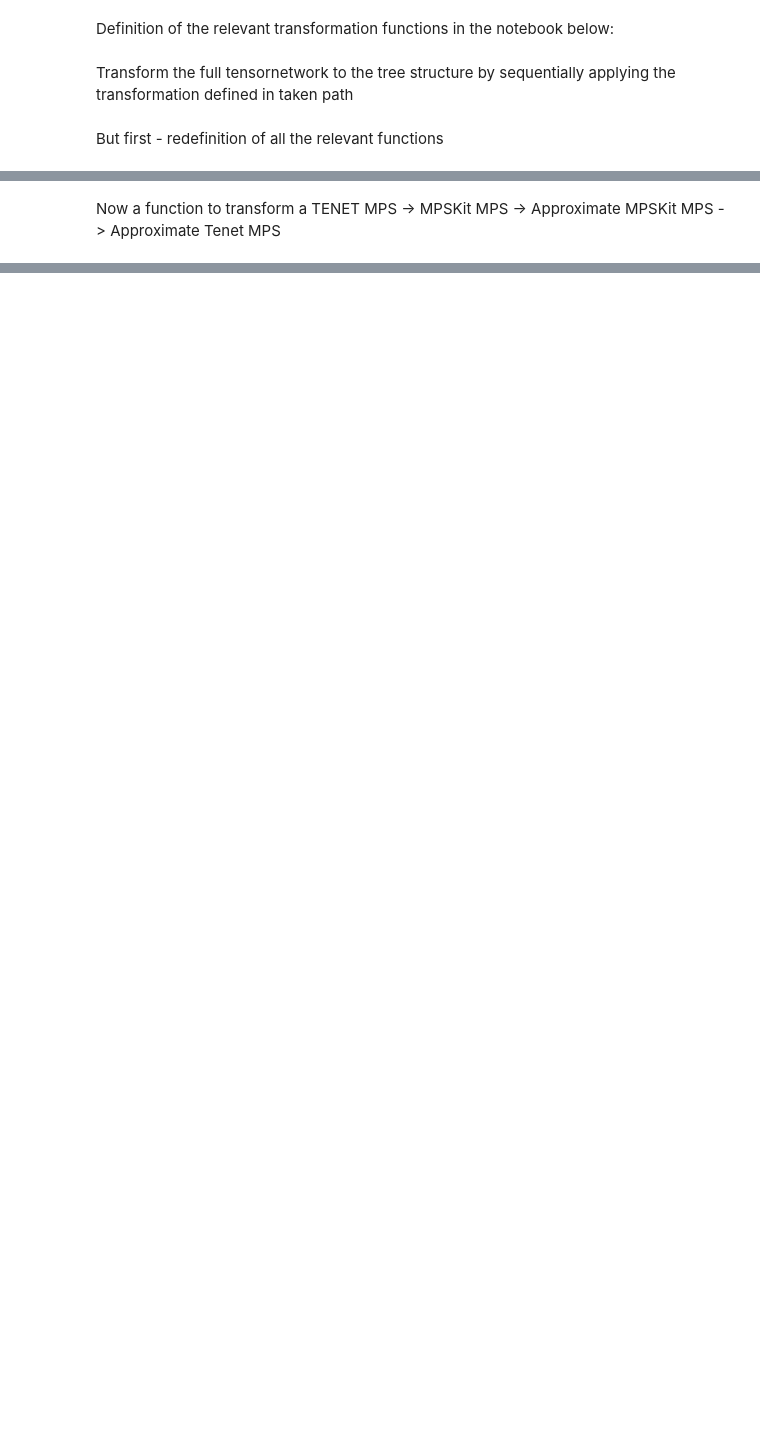
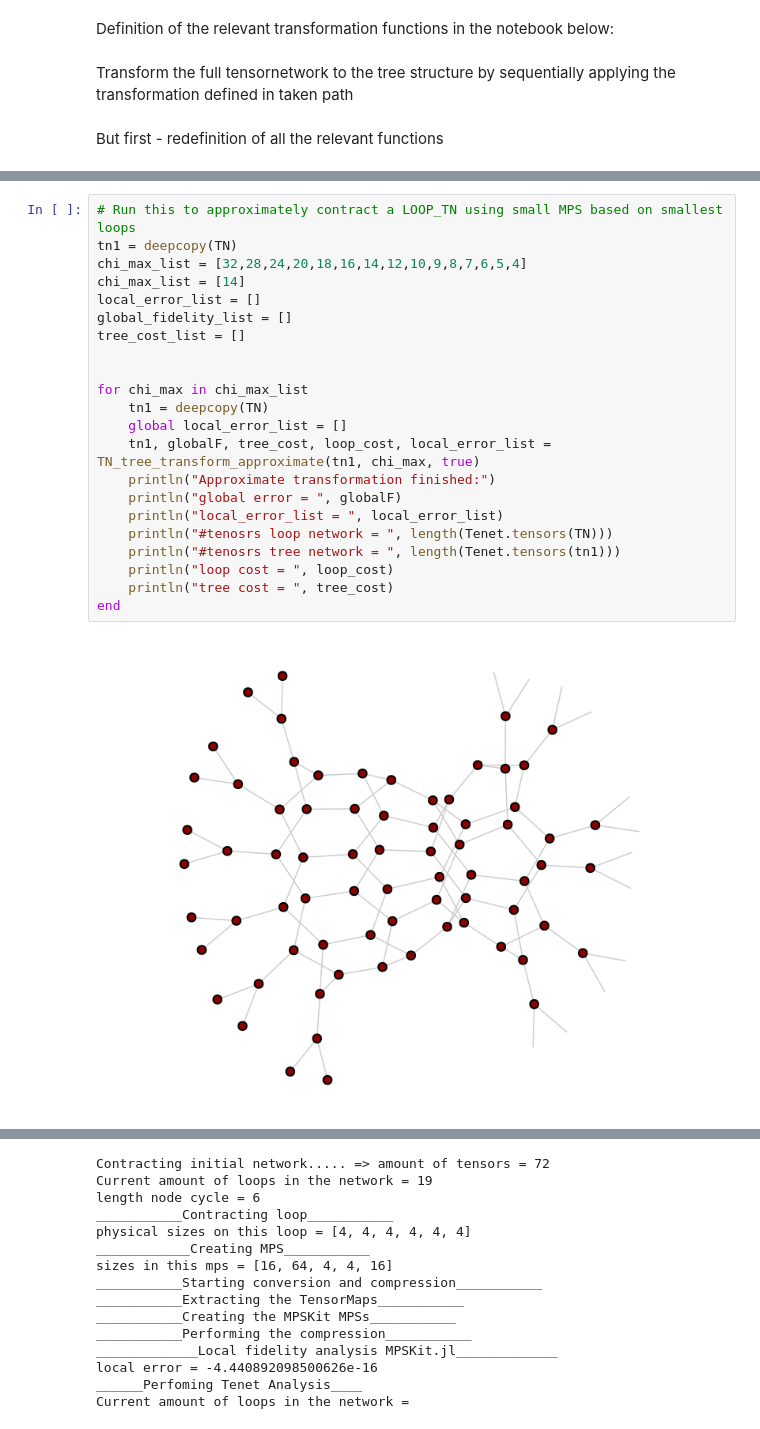
Before and after one commit to bartdv123/MasterThesis-TensorNetworks, a Jupyter notebook: AlphaZero/Own game: Loop removal in tensor networks/Transforming_QC_approximate_with_intermediate_contractions_smallest_loop.ipynb, the cells around one changed output, grey strips where cells are left out. Drawn from its saved outputs; the diff is of its cells as text; blank space fills up the shorter version.

```diff
--- a/AlphaZero/Own game: Loop removal in tensor networks/Transforming_QC_approximate_with_intermediate_contractions_smallest_loop.ipynb
+++ b/AlphaZero/Own game: Loop removal in tensor networks/Transforming_QC_approximate_with_intermediate_contractions_smallest_loop.ipynb
@@ -793,2 +598,24 @@ TensorNetwork(#tensors=16, #inds=21)
-# %% [markdown]
-Now a function to transform a TENET MPS -> MPSKit MPS -> Approximate MPSKit MPS -> Approximate Tenet MPS
+# %%
+# Run this to approximately contract a LOOP_TN using small MPS based on smallest loops
+tn1 = deepcopy(TN)
+chi_max_list = [32,28,24,20,18,16,14,12,10,9,8,7,6,5,4]
+chi_max_list = [14]
+local_error_list = []
+global_fidelity_list = []
+tree_cost_list = []
+
+
+for chi_max in chi_max_list
+    tn1 = deepcopy(TN)
+    global local_error_list = []
+    tn1, globalF, tree_cost, loop_cost, local_error_list = TN_tree_transform_approximate(tn1, chi_max, true)
+    println("Approximate transformation finished:")
+    println("global error = ", globalF)
+    println("local_error_list = ", local_error_list)
+    println("#tenosrs loop network = ", length(Tenet.tensors(TN)))
+    println("#tenosrs tree network = ", length(Tenet.tensors(tn1)))
+    println("loop cost = ", loop_cost)
+    println("tree cost = ", tree_cost)
+end
+# %% [output]
+[figure, added]
@@ -794,0 +623,15 @@ Now a function to transform a TENET MPS -> MPSKit MPS -> Approximate MPSKit MPS
+Contracting initial network..... => amount of tensors = 72
+Current amount of loops in the network = 19
+length node cycle = 6
+___________Contracting loop___________
+physical sizes on this loop = [4, 4, 4, 4, 4, 4]
+____________Creating MPS___________
+sizes in this mps = [16, 64, 4, 4, 16]
+___________Starting conversion and compression___________
+___________Extracting the TensorMaps___________
+___________Creating the MPSKit MPSs___________
+___________Performing the compression___________
+_____________Local fidelity analysis MPSKit.jl_____________
+local error = -4.440892098500626e-16
+______Perfoming Tenet Analysis____
+Current amount of loops in the network =
```
Also changed, not shown: parts of 6 cells of this notebook, 21 other files.
